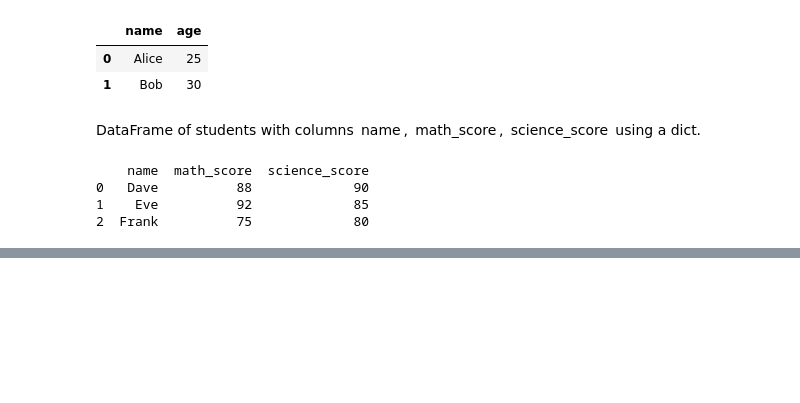
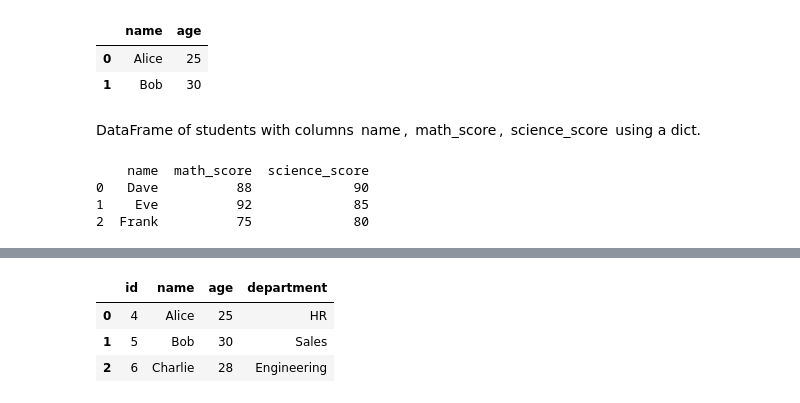
Before and after one commit to Tejas125/Learn-PySpark, a Jupyter notebook: Day 5/pandas_practice_1.ipynb, the cells around one changed output, grey strips where cells are left out. Drawn from its saved outputs; the diff is of its cells as text; code cells hidden in the pictures; blank space fills up the shorter version.

```diff
--- a/Day 5/pandas_practice_1.ipynb
+++ b/Day 5/pandas_practice_1.ipynb
@@ -115,0 +168,8 @@ print(df_students)
+# %%
+df_db = pd.read_sql('SELECT * FROM employees', engine)
+df_db
+# %% [output]
+|  | id | name | age | department |
+| 0 | 4 | Alice | 25 | HR |
+| 1 | 5 | Bob | 30 | Sales |
+| 2 | 6 | Charlie | 28 | Engineering |
```
Also changed, not shown: parts of 40 cells of this notebook, 4 other files.
